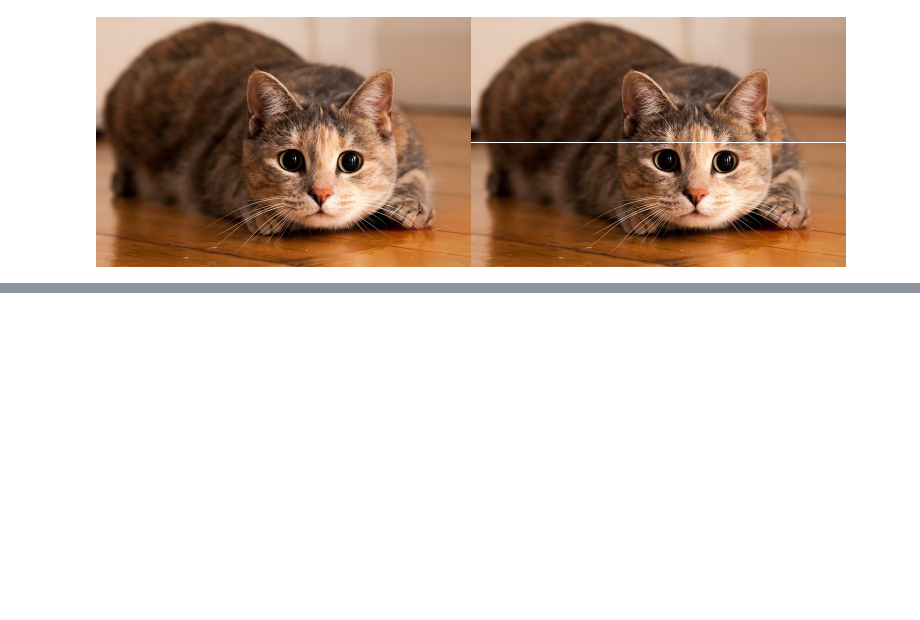
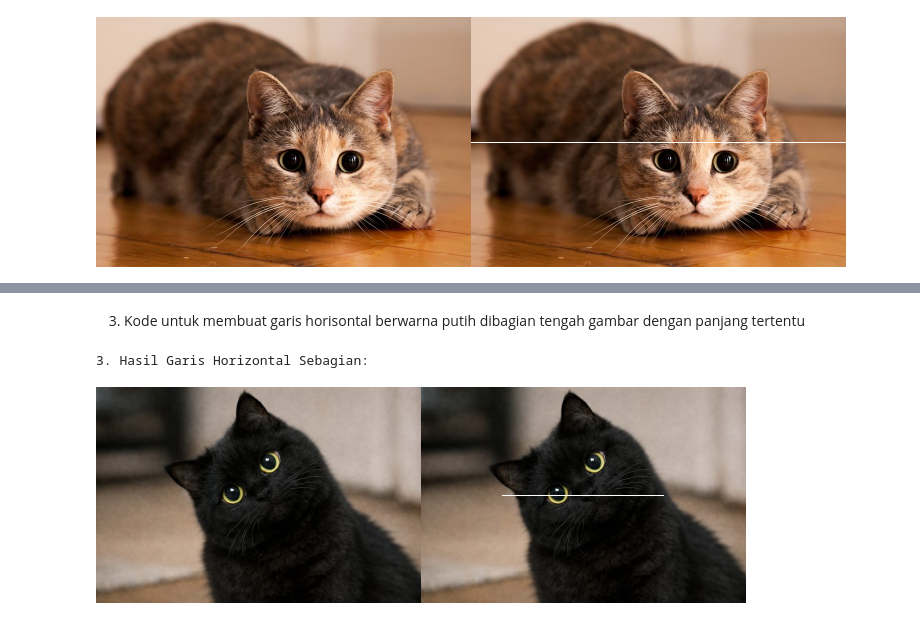
Before and after one commit to nevita275/PCVK26_20_Triya, a Jupyter notebook: latihan_integerasi.ipynb, the cells around one changed output, grey strips where cells are left out. Saved outputs shown, nothing was run; the diff lists cells and outputs as text; code cells hidden in the pictures; blank space fills up the shorter version.

```diff
--- a/latihan_integerasi.ipynb
+++ b/latihan_integerasi.ipynb
@@ -82,0 +177,29 @@ cv2_imshow(final_frame)
+# %% [markdown]
+3. Kode untuk membuat garis horisontal berwarna putih dibagian tengah gambar dengan panjang tertentu
+# %%
+# 3. GARIS HORIZONTAL
+# Menggunakan link gambar kucing berbeda
+url_kucing_hitam = "https://images.alodokter.com/dk0z4ums3/image/upload/v1775008190/attached_image/5-fakta-kucing-hitam-ini-yang-perlu-diketahui-0-alodokter.jpg"
+image_asli3 = io.imread(url_kucing_hitam)
+image_asli3 = cv.resize(image_asli3, (0,0), fx=0.5, fy=0.5)
+img_rgb3 = cv.cvtColor(image_asli3, cv.COLOR_BGR2RGB)
+
+tinggi3 = img_rgb3.shape[0]
+lebar3 = img_rgb3.shape[1]
+
+# Proses pembuatan garis horizontal
+img_horizontal = img_rgb3.copy()
+
+titik_awal = int(lebar3 * 0.25)
+titik_akhir = int(lebar3 * 0.75)
+
+for y in range(titik_awal, titik_akhir):
+  img_horizontal[int(tinggi3/2), y] = [255, 255, 255]
+
+# Gabungkan dan Tampilkan
+hasil_horizontal = cv.hconcat((img_rgb3, img_horizontal))
+print("3. Hasil Garis Horizontal Sebagian:")
+cv2_imshow(hasil_horizontal)
+# %% [output]
+3. Hasil Garis Horizontal Sebagian:
+[figure, added]
```
Also changed, not shown: parts of 7 cells of this notebook.
